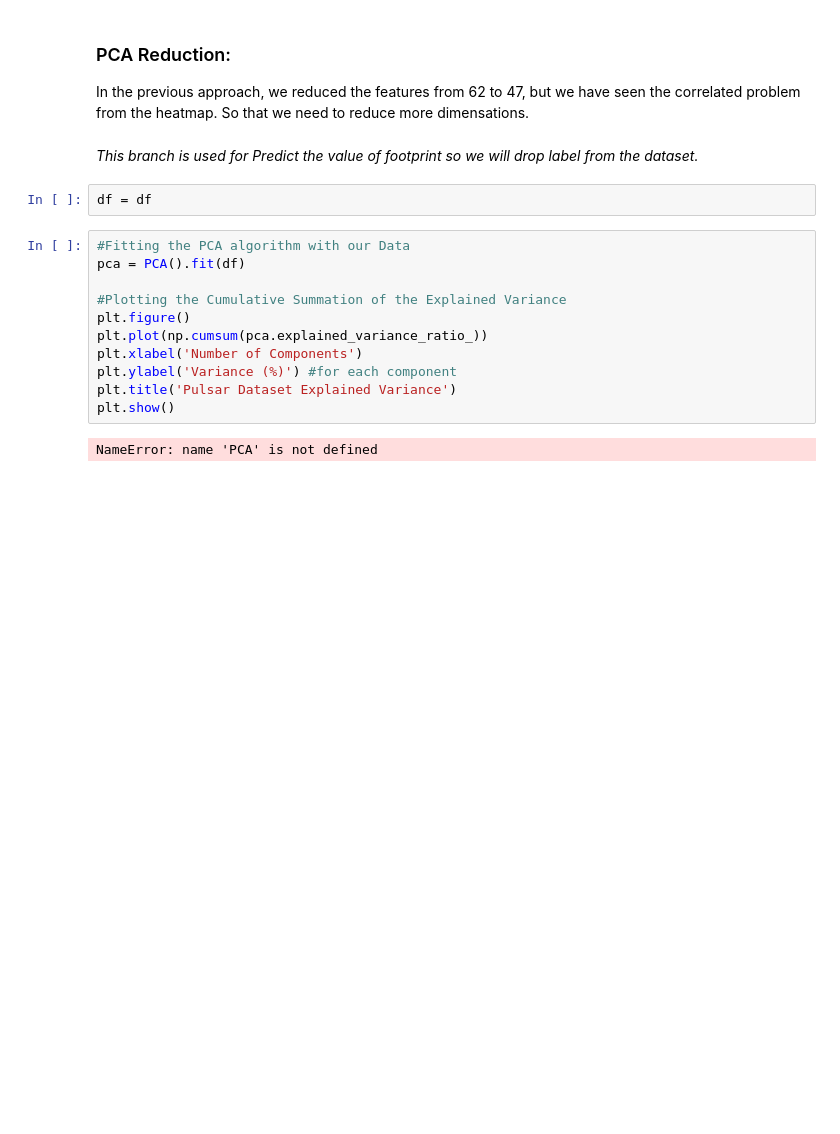
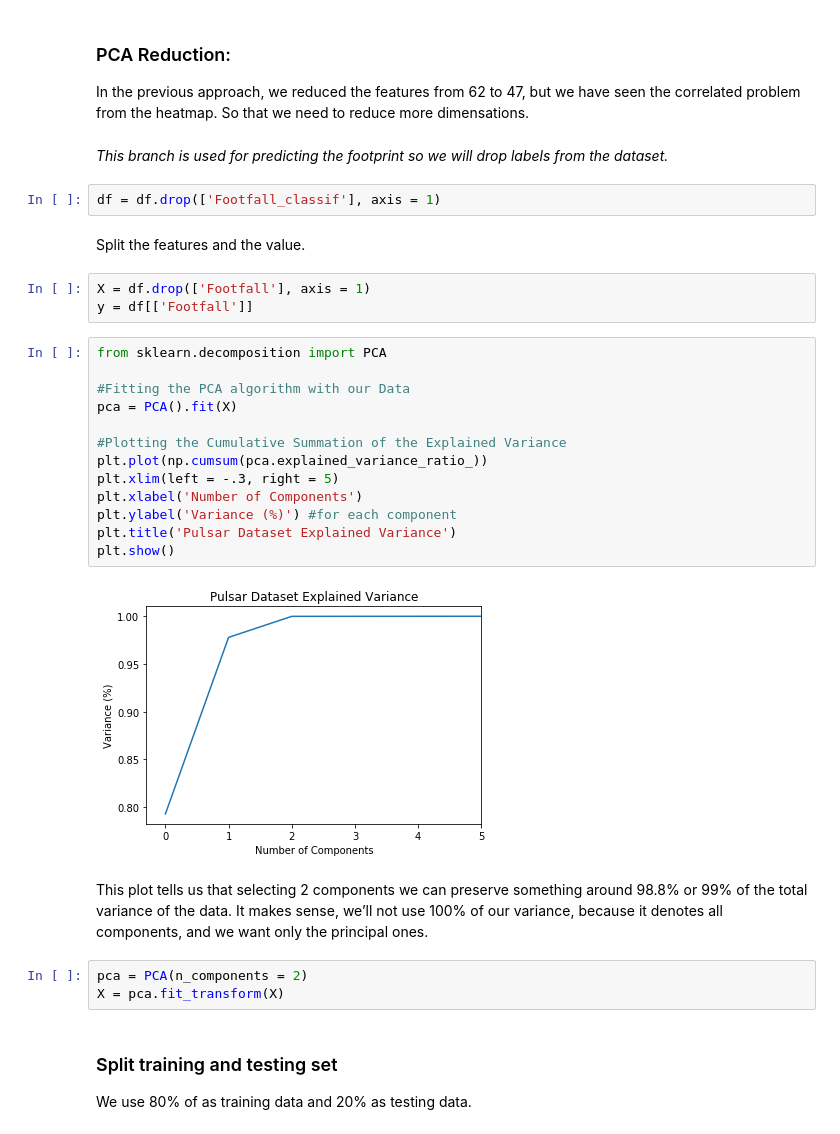
Before and after one commit to Sadamingh/Data-Analysis-Case, a Jupyter notebook: 02_VodafoneFootfall/Analyze-of-VFfootfall.ipynb, the cells around one changed output. Saved outputs shown, nothing was run; the diff lists cells and outputs as text; blank space fills up the shorter version.

```diff
--- a/02_VodafoneFootfall/Analyze-of-VFfootfall.ipynb
+++ b/02_VodafoneFootfall/Analyze-of-VFfootfall.ipynb
@@ -176,19 +176,34 @@ sns.heatmap(corr, mask=mask, cmap=cmap, vmax=.3, center=0,
 ### PCA Reduction:
 In the previous approach, we reduced the features from 62 to 47, but we have seen the correlated problem from the heatmap. So that we need to reduce more dimensations.
 # %% [markdown]
-*This branch is used for Predict the value of footprint so we will drop label from the dataset.*
+*This branch is used for predicting the  footprint so we will drop labels from the dataset.*
 # %%
-df = df
+df = df.drop(['Footfall_classif'], axis = 1)
+# %% [markdown]
+Split the features and the value.
+# %%
+X = df.drop(['Footfall'], axis = 1)
+y = df[['Footfall']]
 # %%
+from sklearn.decomposition import PCA
+
 #Fitting the PCA algorithm with our Data
-pca = PCA().fit(df)
+pca = PCA().fit(X)
 
 #Plotting the Cumulative Summation of the Explained Variance
-plt.figure()
 plt.plot(np.cumsum(pca.explained_variance_ratio_))
+plt.xlim(left = -.3, right = 5)
 plt.xlabel('Number of Components')
 plt.ylabel('Variance (%)') #for each component
 plt.title('Pulsar Dataset Explained Variance')
 plt.show()
 # %% [output]
-NameError: name 'PCA' is not defined
+[figure, added]
+# %% [markdown]
+This plot tells us that selecting 2 components we can preserve something around 98.8% or 99% of the total variance of the data. It makes sense, we’ll not use 100% of our variance, because it denotes all components, and we want only the principal ones.
+# %%
+pca = PCA(n_components = 2)
+X = pca.fit_transform(X)
+# %% [markdown]
+### Split training and testing set
+We use 80% of as training data and 20% as testing data.
```
Also changed, not shown: parts of 6 cells of this notebook.
